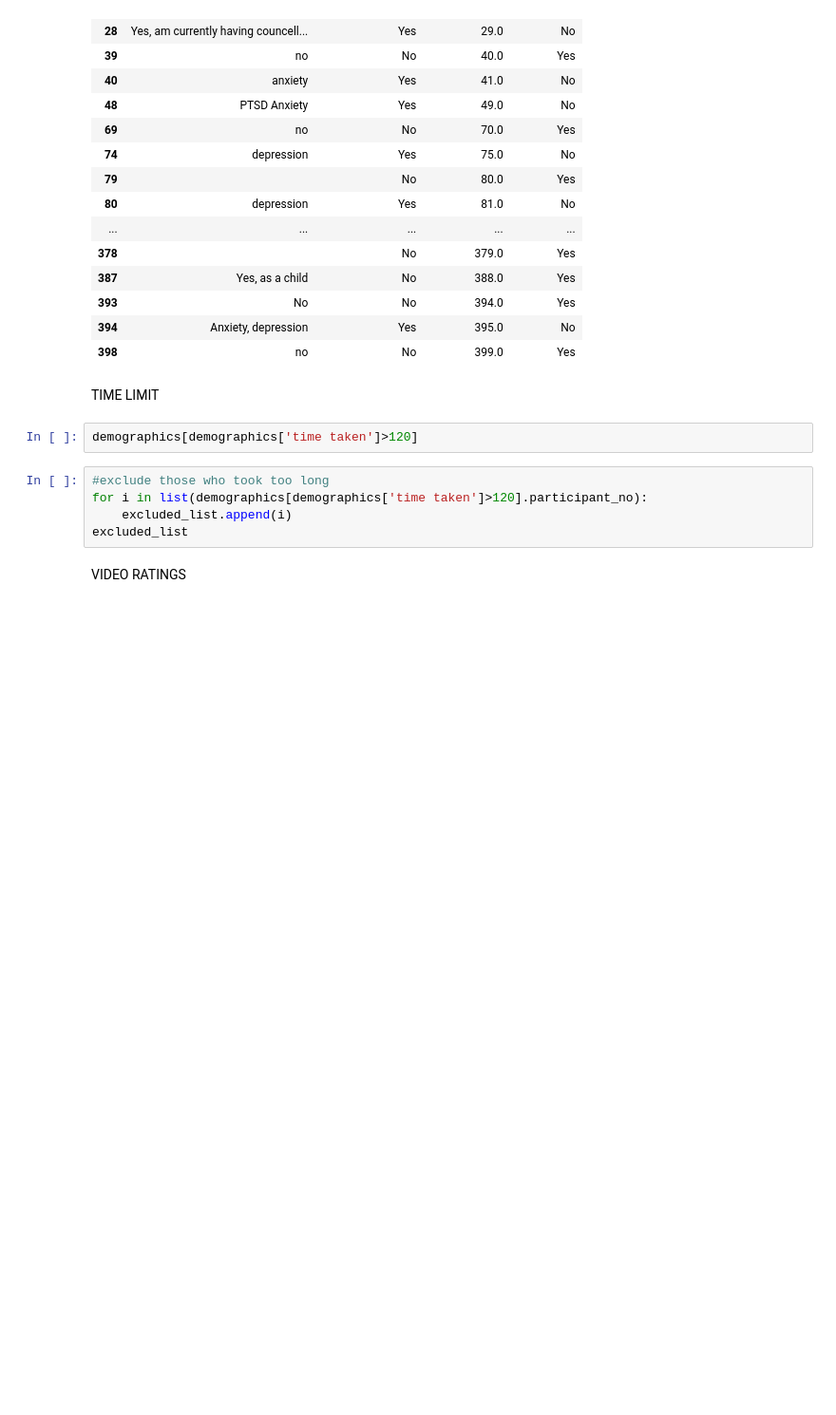
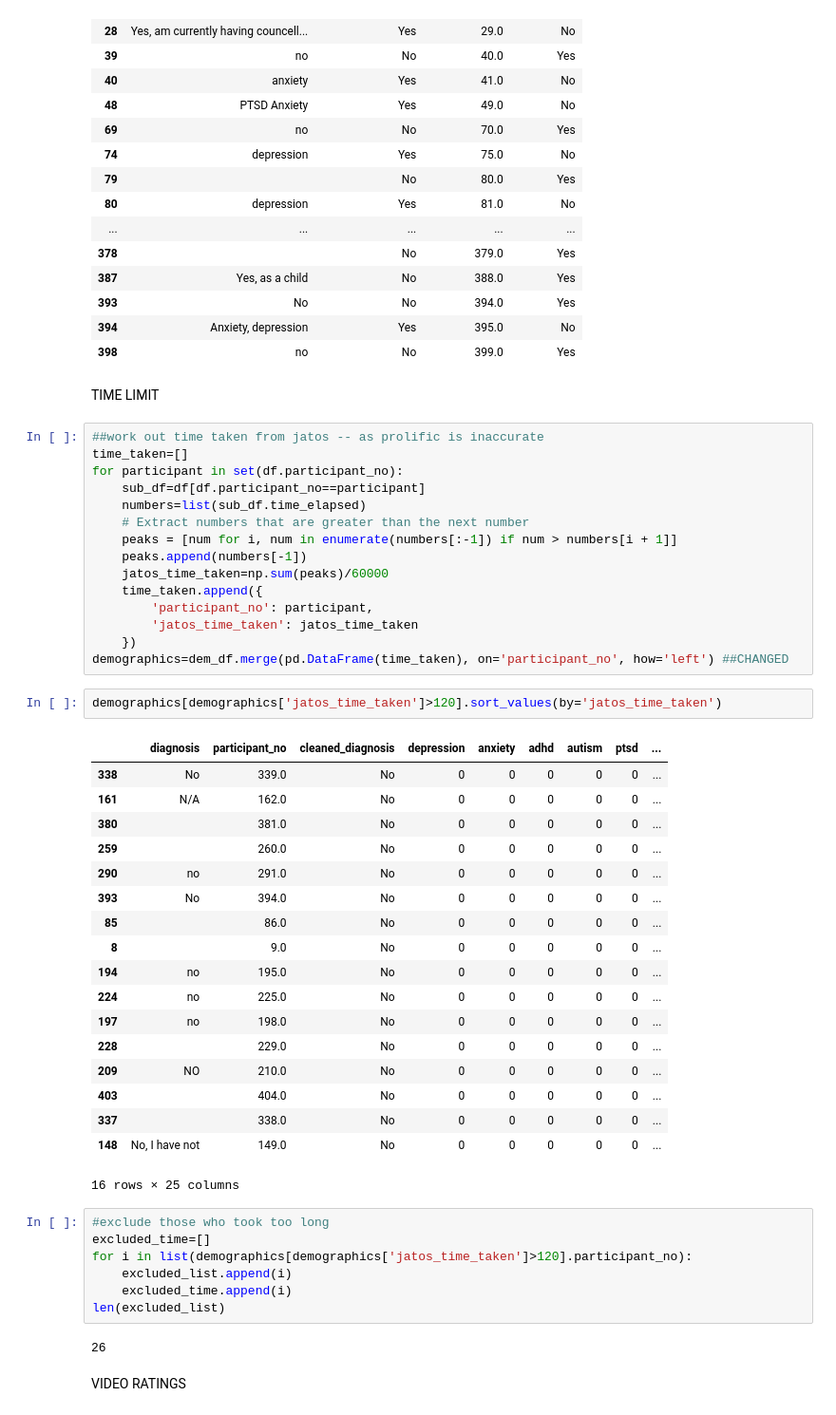
Before and after one commit to emilybagley/disgust_reversal_learning-stage2, a Jupyter notebook: 0_data_cleaning.ipynb, the cells around one changed output. Shown at 95% size. Saved outputs shown, nothing was run; the diff lists cells and outputs as text; blank space fills up the shorter version.

Commit message:
Adjusting time-taken exclusions
Previously used Prolific's estimates, but these are unreliable. Changing so that exclusions use 'jatos time-taken' instead.

```diff
--- a/0_data_cleaning.ipynb
+++ b/0_data_cleaning.ipynb
@@ -119,13 +123,51 @@ dem_df[dem_df['prolific_MH'] != dem_df['cleaned_diagnosis']][['diagnosis', 'clea
 | 398 | no | No | 399.0 | Yes |
 # %% [markdown]
 TIME LIMIT
+# %%
+##work out time taken from jatos -- as prolific is inaccurate
+time_taken=[]
+for participant in set(df.participant_no):
+    sub_df=df[df.participant_no==participant]
+    numbers=list(sub_df.time_elapsed)
+    # Extract numbers that are greater than the next number
+    peaks = [num for i, num in enumerate(numbers[:-1]) if num > numbers[i + 1]]
+    peaks.append(numbers[-1])
+    jatos_time_taken=np.sum(peaks)/60000
+    time_taken.append({
+        'participant_no': participant,
+        'jatos_time_taken': jatos_time_taken
+    })
+demographics=dem_df.merge(pd.DataFrame(time_taken), on='participant_no', how='left') ##CHANGED
 # %%
-demographics[demographics['time taken']>120]
+demographics[demographics['jatos_time_taken']>120].sort_values(by='jatos_time_taken')
+# %% [output]
+|  | diagnosis | participant_no | cleaned_diagnosis | depression | anxiety | adhd | autism | ptsd | ... |
+| 338 | No | 339.0 | No | 0 | 0 | 0 | 0 | 0 | ... |
+| 161 | N/A | 162.0 | No | 0 | 0 | 0 | 0 | 0 | ... |
+| 380 |  | 381.0 | No | 0 | 0 | 0 | 0 | 0 | ... |
+| 259 |  | 260.0 | No | 0 | 0 | 0 | 0 | 0 | ... |
+| 290 | no | 291.0 | No | 0 | 0 | 0 | 0 | 0 | ... |
+| 393 | No | 394.0 | No | 0 | 0 | 0 | 0 | 0 | ... |
+| 85 |  | 86.0 | No | 0 | 0 | 0 | 0 | 0 | ... |
+| 8 |  | 9.0 | No | 0 | 0 | 0 | 0 | 0 | ... |
+| 194 | no | 195.0 | No | 0 | 0 | 0 | 0 | 0 | ... |
+| 224 | no | 225.0 | No | 0 | 0 | 0 | 0 | 0 | ... |
+| 197 | no | 198.0 | No | 0 | 0 | 0 | 0 | 0 | ... |
+| 228 |  | 229.0 | No | 0 | 0 | 0 | 0 | 0 | ... |
+| 209 | NO | 210.0 | No | 0 | 0 | 0 | 0 | 0 | ... |
+| 403 |  | 404.0 | No | 0 | 0 | 0 | 0 | 0 | ... |
+| 337 |  | 338.0 | No | 0 | 0 | 0 | 0 | 0 | ... |
+| 148 | No, I have not | 149.0 | No | 0 | 0 | 0 | 0 | 0 | ... |
+16 rows × 25 columns
 # %%
 #exclude those who took too long
-for i in list(demographics[demographics['time taken']>120].participant_no):
+excluded_time=[]
+for i in list(demographics[demographics['jatos_time_taken']>120].participant_no):
     excluded_list.append(i)
-excluded_list
+    excluded_time.append(i)
+len(excluded_list)
+# %% [output]
+26
 # %% [markdown]
 VIDEO RATINGS
 # %%
```
Also changed, not shown: parts of 1 cell of this notebook.
